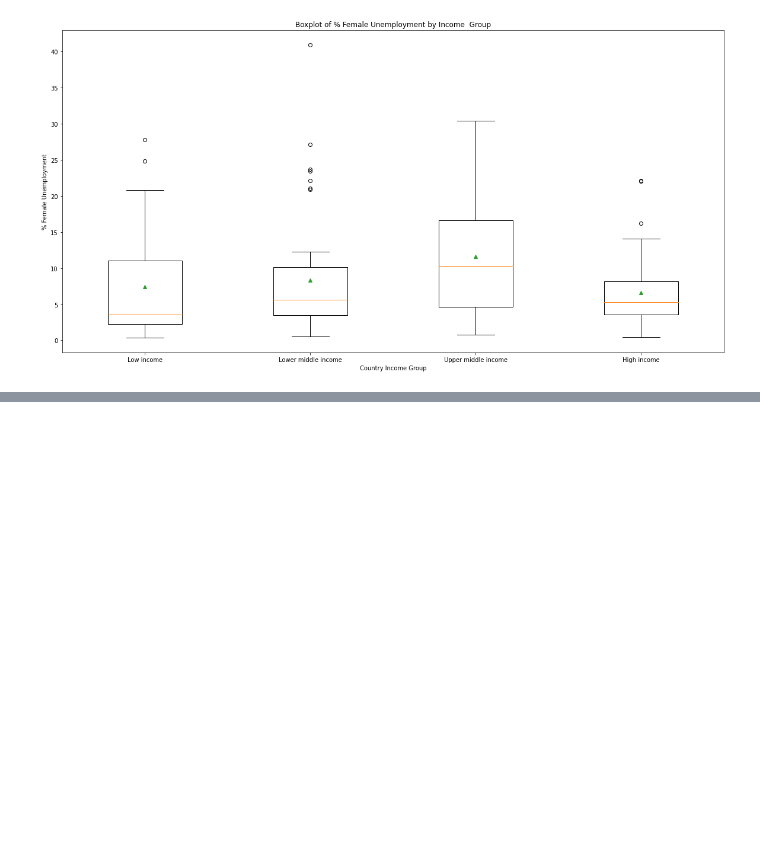
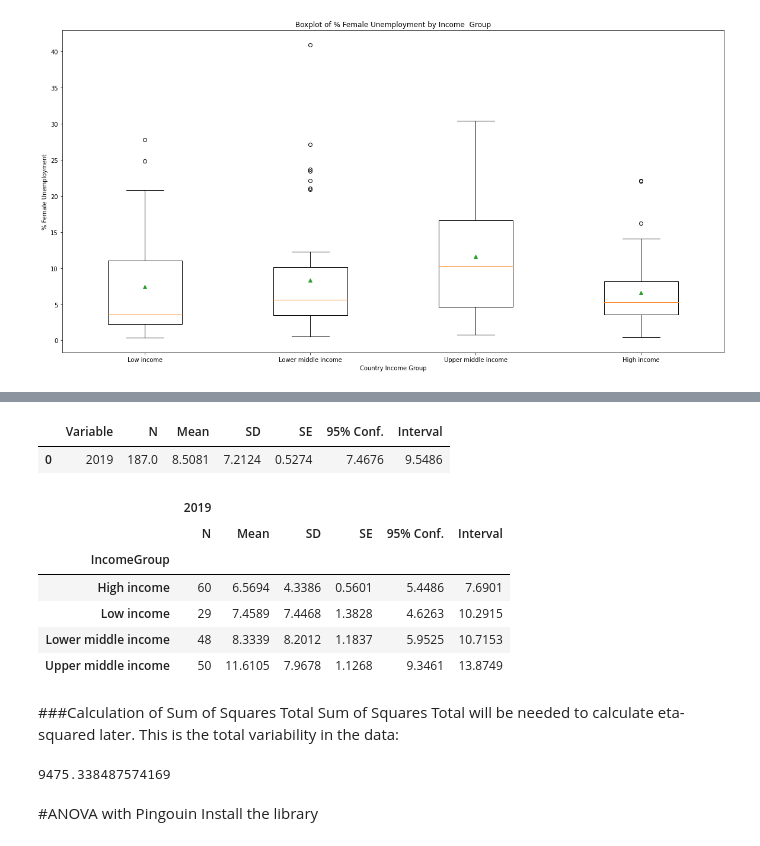
Before and after one commit to panditadata/Another-WorldBank-With-A-Little-Bit-Of-Spice, a Jupyter notebook: World_Bank_Education_Data_Analysis.ipynb, the cells around one changed output, grey strips where cells are left out. Cells and saved outputs as stored; diff of their text form; code cells hidden in the pictures; blank space fills up the shorter version.

```diff
--- a/World_Bank_Education_Data_Analysis.ipynb
+++ b/World_Bank_Education_Data_Analysis.ipynb
@@ -364,0 +618,15 @@ plt.show()
+# %%
+print(n0,n1,n2,n3)
+merged_data_clean_IG_2019=merged_data_clean[['2019','IncomeGroup']]
+IG0=merged_data_clean_IG_2019[merged_data_clean_IG_2019['IncomeGroup']=='High income']
+IG1=merged_data_clean_IG_2019[merged_data_clean_IG_2019['IncomeGroup']=='Low income']
+IG2=merged_data_clean_IG_2019[merged_data_clean_IG_2019['IncomeGroup']=='Lower middle income']
+IG3=merged_data_clean_IG_2019[merged_data_clean_IG_2019['IncomeGroup']=='Upper middle income']
+
+IG0mu_2=((sum(IG0['2019']))/n0)
+IG1mu_2=((sum(IG1['2019']))/n1)
+IG2mu_2=((sum(IG2['2019']))/n2)
+IG3mu_2=((sum(IG3['2019']))/n3)
+
+SSB= n0*(IG0mu_2 -grandmu )**2 + n1*(IG1mu_2-grandmu)**2 + n2*(IG2mu_2-grandmu)**2 + n3*(IG3mu_2-grandmu)**2
+SSB
@@ -364,0 +718,27 @@ plt.show()
+# %%
+import researchpy as rp
+rp.summary_cont(merged_data_clean['2019'])
+# %% [output]
+|  | Variable | N | Mean | SD | SE | 95% Conf. | Interval |
+| 0 | 2019 | 187.0 | 8.5081 | 7.2124 | 0.5274 | 7.4676 | 9.5486 |
+# %%
+rp.summary_cont(merged_data_clean_IG_2019.groupby(merged_data_clean_IG_2019['IncomeGroup']))
+# %% [output]
+|  | 2019 |  |  |  |  |  |
+|  | N | Mean | SD | SE | 95% Conf. | Interval |
+| IncomeGroup |  |  |  |  |  |  |
+| High income | 60 | 6.5694 | 4.3386 | 0.5601 | 5.4486 | 7.6901 |
+| Low income | 29 | 7.4589 | 7.4468 | 1.3828 | 4.6263 | 10.2915 |
+| Lower middle income | 48 | 8.3339 | 8.2012 | 1.1837 | 5.9525 | 10.7153 |
+| Upper middle income | 50 | 11.6105 | 7.9678 | 1.1268 | 9.3461 | 13.8749 |
+# %% [markdown]
+###Calculation of Sum of Squares Total
+Sum of Squares Total will be needed to calculate eta-squared later. This is the total variability in the data:
+# %%
+SStotal = SSB+SSW
+SStotal
+# %% [output]
+9475.338487574169
+# %% [markdown]
+#ANOVA with Pingouin
+Install the library
```
Also changed, not shown: parts of 57 cells of this notebook.
